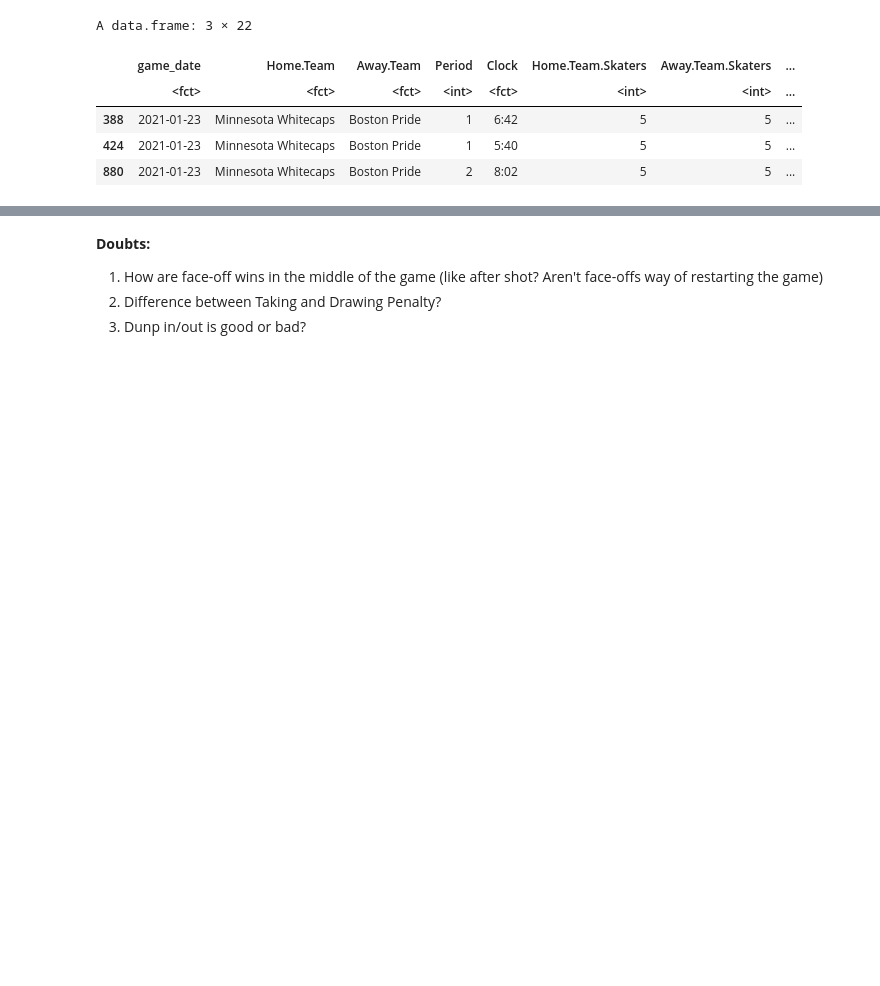
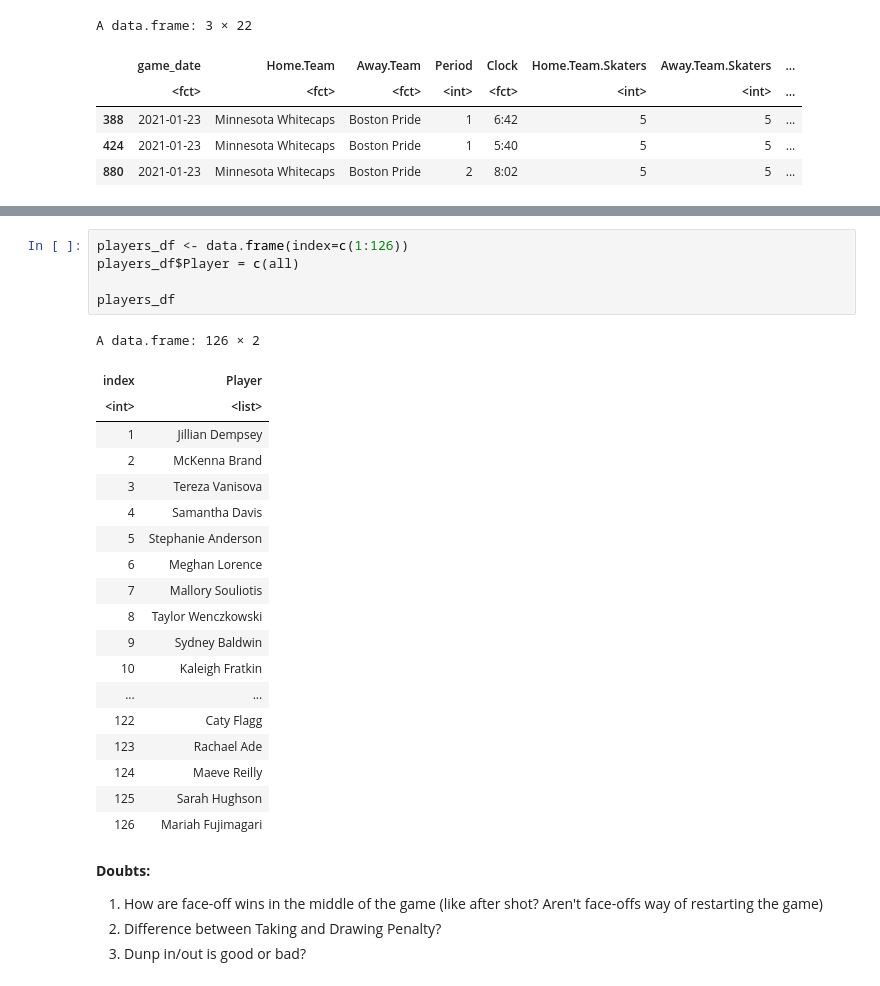
Before and after one commit to Harithap13/Rotman-Summer-NHWL-Datathon, a Jupyter notebook: rsd-nhwl-understanding-data.ipynb, the cells around one changed output, grey strips where cells are left out. Saved outputs shown, nothing was run; the diff lists cells and outputs as text; blank space fills up the shorter version.

Commit message:
Data Exploration

```diff
--- a/rsd-nhwl-understanding-data.ipynb
+++ b/rsd-nhwl-understanding-data.ipynb
@@ -219,3 +289,28 @@ length(unique(nhwl_df[["Player"]]))
+# %%
+players_df <- data.frame(index=c(1:126))
+players_df$Player = c(all)
+
+players_df
+# %% [output]
+A data.frame: 126 × 2
+| index | Player |
+| <int> | <list> |
+| 1 | Jillian Dempsey |
+| 2 | McKenna Brand |
+| 3 | Tereza Vanisova |
+| 4 | Samantha Davis |
+| 5 | Stephanie Anderson |
+| 6 | Meghan Lorence |
+| 7 | Mallory Souliotis |
+| 8 | Taylor Wenczkowski |
+| 9 | Sydney Baldwin |
+| 10 | Kaleigh Fratkin |
+| ... | ... |
+| 122 | Caty Flagg |
+| 123 | Rachael Ade |
+| 124 | Maeve Reilly |
+| 125 | Sarah Hughson |
+| 126 | Mariah Fujimagari |
 # %% [markdown]
 **Doubts:**
 
```
Also changed, not shown: parts of 8 cells of this notebook.
